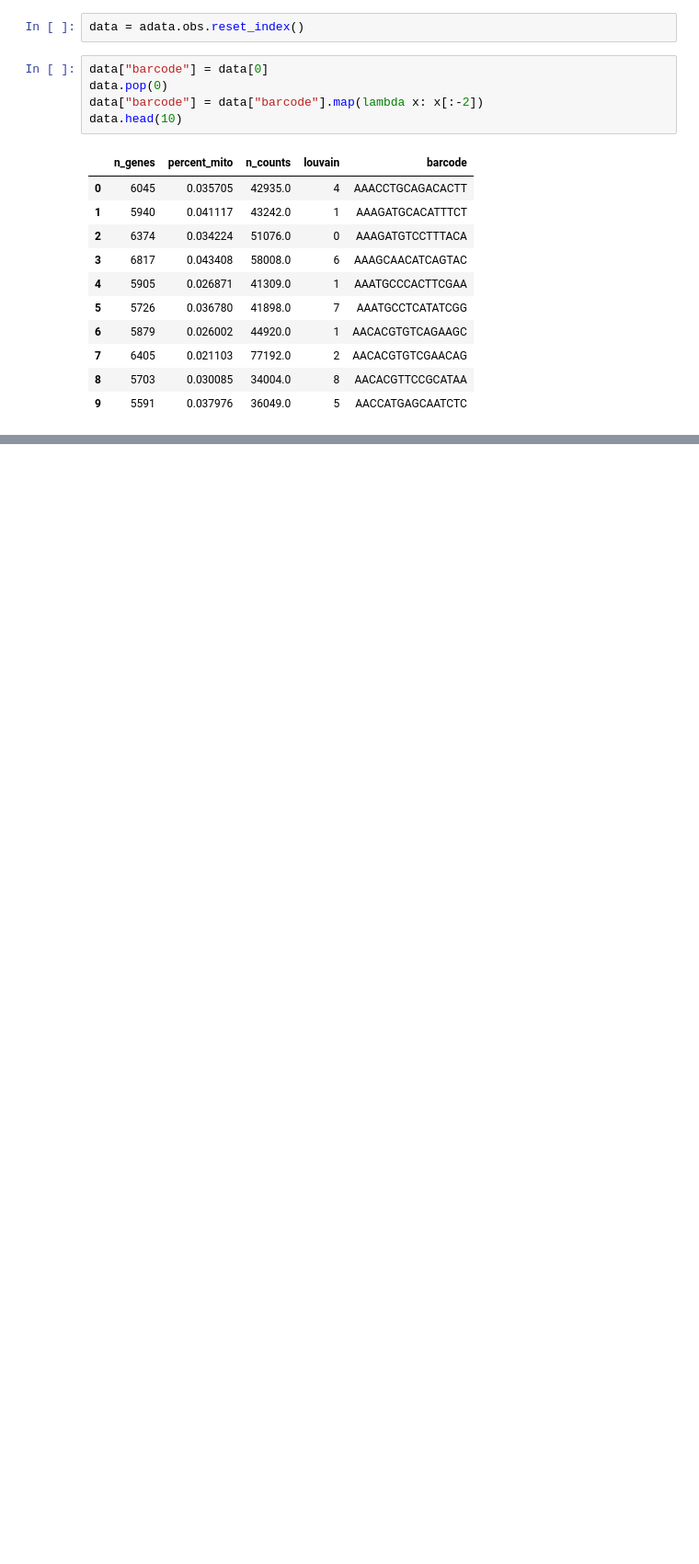
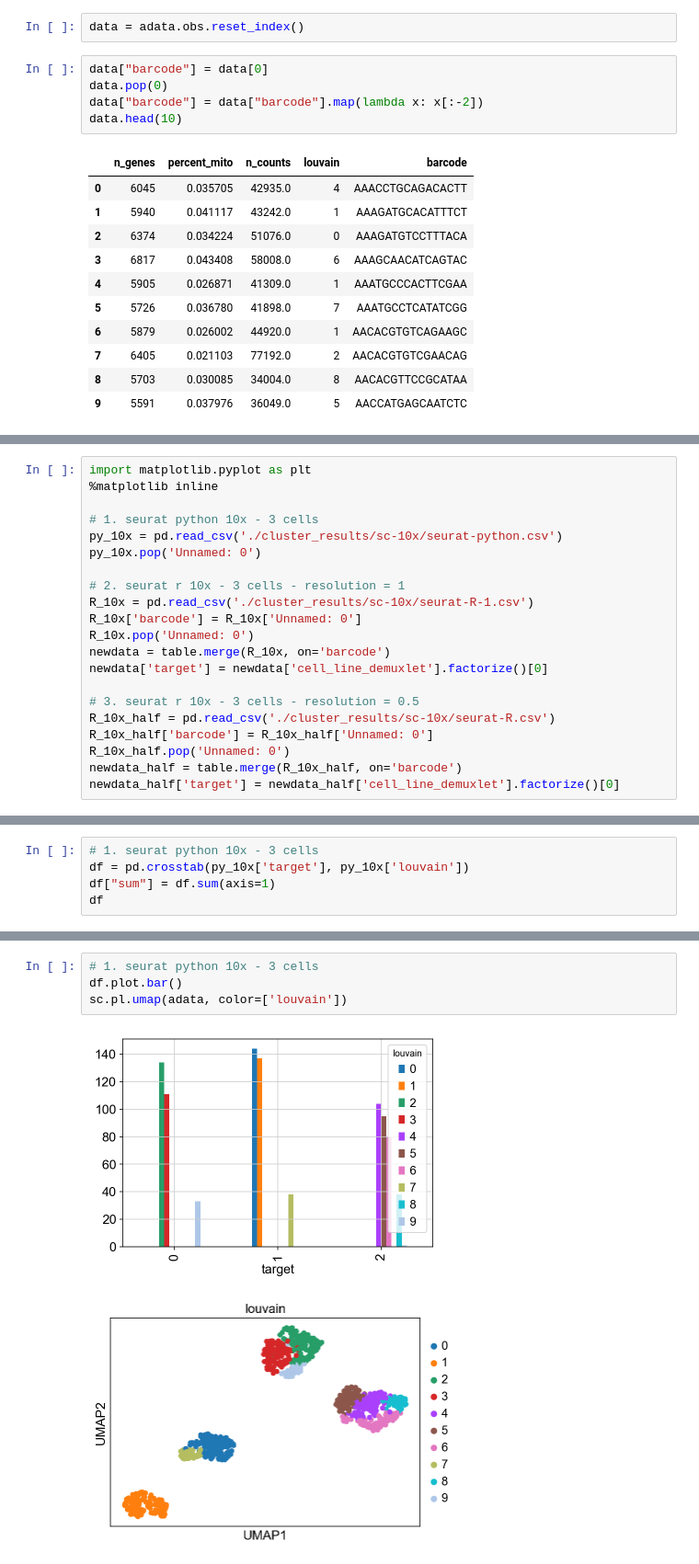
Before and after one commit to 2kjiejie/Clustering-for-scRNAseq, a Jupyter notebook: Scanpy_process_sc10x.ipynb, the cells around one changed output, grey strips where cells are left out. Shown at 92% size. Cells and saved outputs as stored; diff of their text form; blank space fills up the shorter version.

```diff
--- a/Scanpy_process_sc10x.ipynb
+++ b/Scanpy_process_sc10x.ipynb
@@ -350,0 +334,21 @@ newdata[newdata['target']==1].louvain
+# %%
+import matplotlib.pyplot as plt
+%matplotlib inline
+
+# 1. seurat python 10x - 3 cells
+py_10x = pd.read_csv('./cluster_results/sc-10x/seurat-python.csv')
+py_10x.pop('Unnamed: 0')
+
+# 2. seurat r 10x - 3 cells - resolution = 1
+R_10x = pd.read_csv('./cluster_results/sc-10x/seurat-R-1.csv')
+R_10x['barcode'] = R_10x['Unnamed: 0']
+R_10x.pop('Unnamed: 0')
+newdata = table.merge(R_10x, on='barcode')
+newdata['target'] = newdata['cell_line_demuxlet'].factorize()[0]
+
+# 3. seurat r 10x - 3 cells - resolution = 0.5
+R_10x_half = pd.read_csv('./cluster_results/sc-10x/seurat-R.csv')
+R_10x_half['barcode'] = R_10x_half['Unnamed: 0']
+R_10x_half.pop('Unnamed: 0')
+newdata_half = table.merge(R_10x_half, on='barcode')
+newdata_half['target'] = newdata_half['cell_line_demuxlet'].factorize()[0]
@@ -350,0 +406,5 @@ newdata[newdata['target']==1].louvain
+# %%
+# 1. seurat python 10x - 3 cells
+df = pd.crosstab(py_10x['target'], py_10x['louvain'])
+df["sum"] = df.sum(axis=1)
+df
@@ -350,0 +441,7 @@ newdata[newdata['target']==1].louvain
+# %%
+# 1. seurat python 10x - 3 cells
+df.plot.bar()
+sc.pl.umap(adata, color=['louvain'])
+# %% [output]
+[figure, added]
+[figure, added]
```
Also changed, not shown: parts of 32 cells of this notebook.
